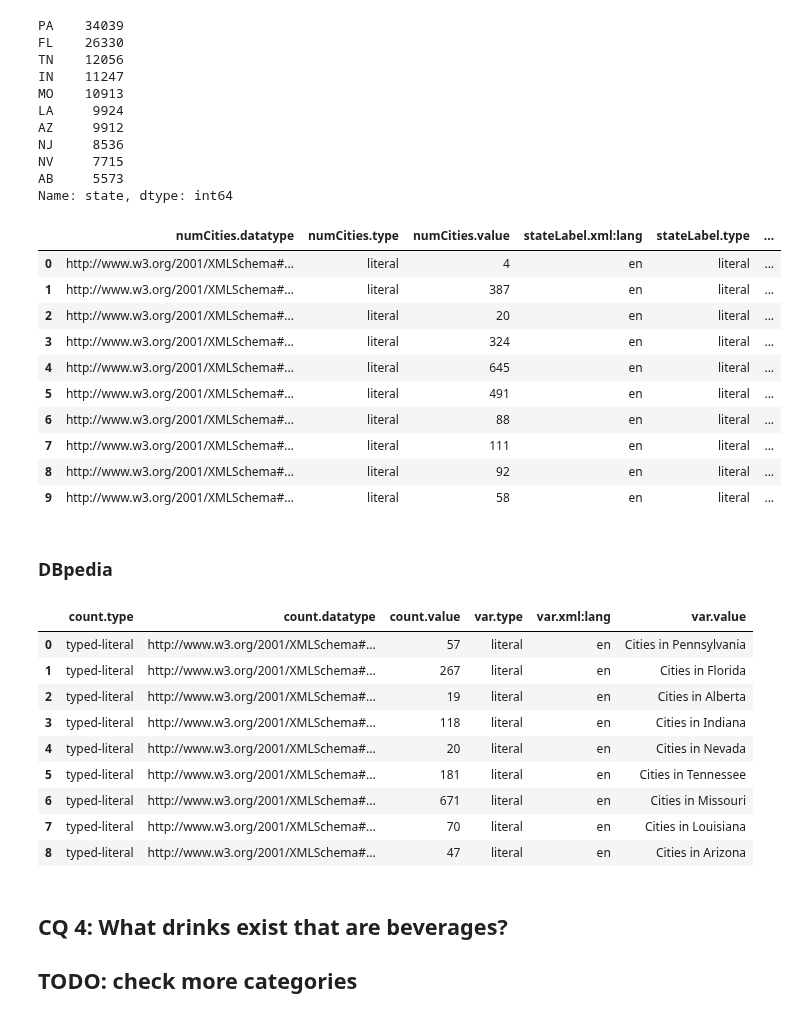
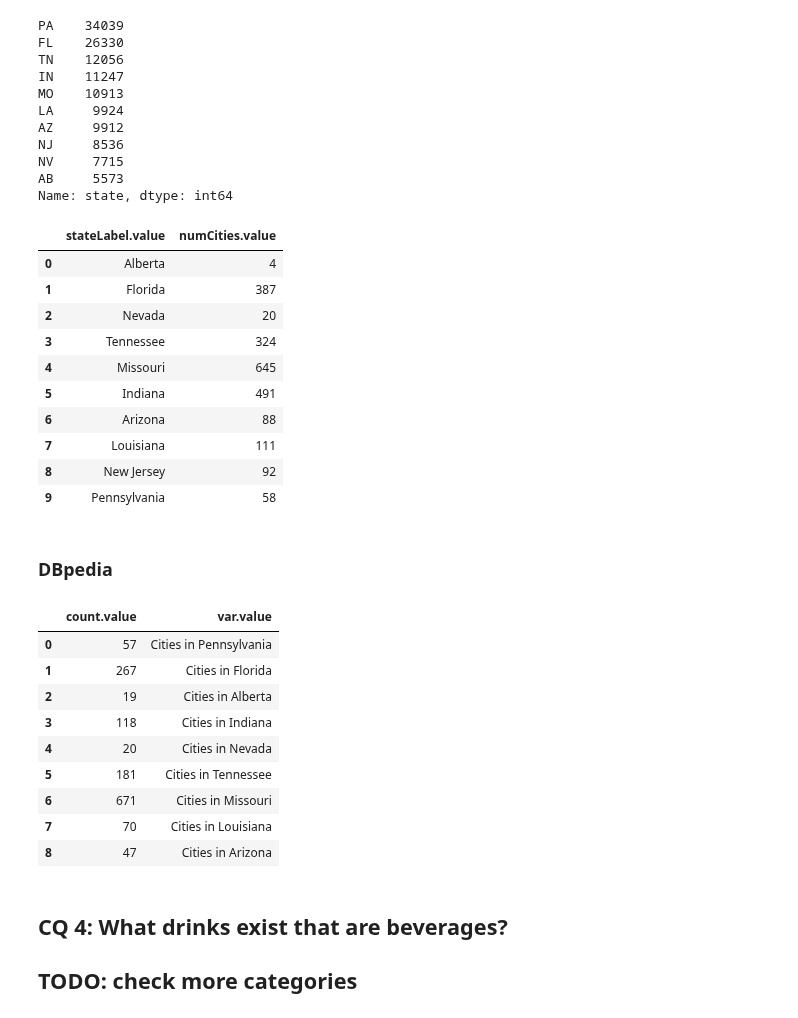
Before and after one commit to christiannielsen98/DVML-P7, a Jupyter notebook: Code/CompetencyQuestions/wikidata_competency_questions.ipynb, the cells around one changed output. Drawn from its saved outputs; the diff is of its cells as text; code cells hidden in the pictures.

```diff
--- a/Code/CompetencyQuestions/wikidata_competency_questions.ipynb
+++ b/Code/CompetencyQuestions/wikidata_competency_questions.ipynb
@@ -280,42 +317,42 @@ wd_state_dict = {
 # %%
 wd_state_list = " ".join([v for v in wd_state_dict.values()])
 sparql_query = f"""
 SELECT DISTINCT ?stateLabel ?numCities
 WHERE {{
 VALUES ?state {{{wd_state_list}}}
 {{?state wdt:P31 wd:Q35657 .}}
 UNION
 {{?state wdt:P31 wd:Q11828004 .}}
 
 {{ SELECT ?state (COUNT(DISTINCT ?city) as ?numCities)
 WHERE
 {{
     {{?city wdt:P31/wdt:P279* wd:Q1093829.}}
     UNION
     {{?city wdt:P31/wdt:P279* wd:Q515.}}
     UNION
     {{?city wdt:P31/wdt:P279* wd:Q15127012.}}
     ?city wdt:P131/wdt:P131 ?state .
 }}
 GROUP BY ?state
 }}
 SERVICE wikibase:label {{ bd:serviceParam wikibase:language "en". }}
 }}
 """
 
-wikidata_query(sparql_query=sparql_query)
+wikidata_query(sparql_query=sparql_query)[['stateLabel.value', 'numCities.value']]
 # %% [output]
-|  | numCities.datatype | numCities.type | numCities.value | stateLabel.xml:lang | stateLabel.type | ... |
-| 0 | http://www.w3.org/2001/XMLSchema#... | literal | 4 | en | literal | ... |
-| 1 | http://www.w3.org/2001/XMLSchema#... | literal | 387 | en | literal | ... |
-| 2 | http://www.w3.org/2001/XMLSchema#... | literal | 20 | en | literal | ... |
-| 3 | http://www.w3.org/2001/XMLSchema#... | literal | 324 | en | literal | ... |
-| 4 | http://www.w3.org/2001/XMLSchema#... | literal | 645 | en | literal | ... |
-| 5 | http://www.w3.org/2001/XMLSchema#... | literal | 491 | en | literal | ... |
-| 6 | http://www.w3.org/2001/XMLSchema#... | literal | 88 | en | literal | ... |
-| 7 | http://www.w3.org/2001/XMLSchema#... | literal | 111 | en | literal | ... |
-| 8 | http://www.w3.org/2001/XMLSchema#... | literal | 92 | en | literal | ... |
-| 9 | http://www.w3.org/2001/XMLSchema#... | literal | 58 | en | literal | ... |
+|  | stateLabel.value | numCities.value |
+| 0 | Alberta | 4 |
+| 1 | Florida | 387 |
+| 2 | Nevada | 20 |
+| 3 | Tennessee | 324 |
+| 4 | Missouri | 645 |
+| 5 | Indiana | 491 |
+| 6 | Arizona | 88 |
+| 7 | Louisiana | 111 |
+| 8 | New Jersey | 92 |
+| 9 | Pennsylvania | 58 |
 # %% [markdown]
 ### DBpedia
 # %%
@@ -340,18 +377,18 @@ WHERE {
 }
 }
 """
-dbpedia_query(sparql_query=sparql_query)
+dbpedia_query(sparql_query=sparql_query)[['count.value', 'var.value']]
 # %% [output]
-|  | count.type | count.datatype | count.value | var.type | var.xml:lang | var.value |
-| 0 | typed-literal | http://www.w3.org/2001/XMLSchema#... | 57 | literal | en | Cities in Pennsylvania |
-| 1 | typed-literal | http://www.w3.org/2001/XMLSchema#... | 267 | literal | en | Cities in Florida |
-| 2 | typed-literal | http://www.w3.org/2001/XMLSchema#... | 19 | literal | en | Cities in Alberta |
-| 3 | typed-literal | http://www.w3.org/2001/XMLSchema#... | 118 | literal | en | Cities in Indiana |
-| 4 | typed-literal | http://www.w3.org/2001/XMLSchema#... | 20 | literal | en | Cities in Nevada |
-| 5 | typed-literal | http://www.w3.org/2001/XMLSchema#... | 181 | literal | en | Cities in Tennessee |
-| 6 | typed-literal | http://www.w3.org/2001/XMLSchema#... | 671 | literal | en | Cities in Missouri |
-| 7 | typed-literal | http://www.w3.org/2001/XMLSchema#... | 70 | literal | en | Cities in Louisiana |
-| 8 | typed-literal | http://www.w3.org/2001/XMLSchema#... | 47 | literal | en | Cities in Arizona |
+|  | count.value | var.value |
+| 0 | 57 | Cities in Pennsylvania |
+| 1 | 267 | Cities in Florida |
+| 2 | 19 | Cities in Alberta |
+| 3 | 118 | Cities in Indiana |
+| 4 | 20 | Cities in Nevada |
+| 5 | 181 | Cities in Tennessee |
+| 6 | 671 | Cities in Missouri |
+| 7 | 70 | Cities in Louisiana |
+| 8 | 47 | Cities in Arizona |
 # %% [markdown]
 ## CQ 4: What drinks exist that are beverages?
 ## TODO: check more categories
```
Also changed, not shown: parts of 10 cells of this notebook, 1 other file.
